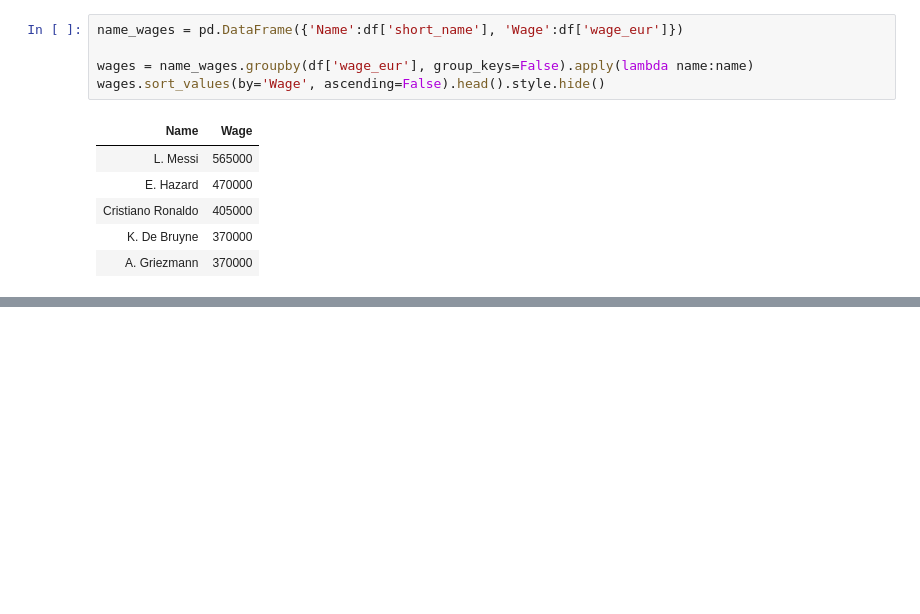
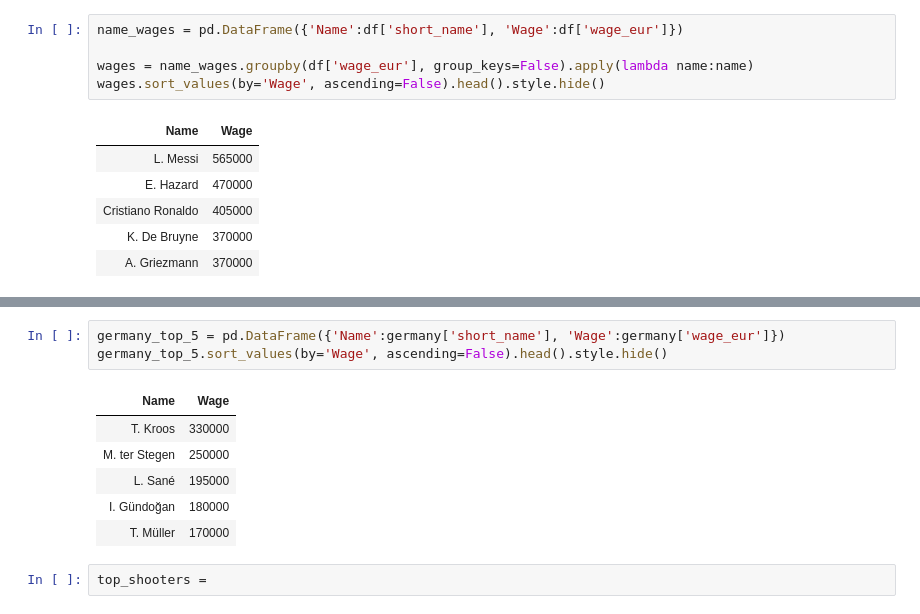
Before and after one commit to blwishom/JUMPlus, a Jupyter notebook: fifa_data_analysis/fifa_nb.ipynb, the cells around one changed output, grey strips where cells are left out. Saved outputs shown, nothing was run; the diff lists cells and outputs as text; blank space fills up the shorter version.

```diff
--- a/fifa_data_analysis/fifa_nb.ipynb
+++ b/fifa_data_analysis/fifa_nb.ipynb
@@ -114,0 +133,12 @@ px.bar(x=name_wages['Name'][:5], y=name_wages['Wage'][:5], labels={'x':'Player\'
+# %%
+germany_top_5 = pd.DataFrame({'Name':germany['short_name'], 'Wage':germany['wage_eur']})
+germany_top_5.sort_values(by='Wage', ascending=False).head().style.hide()
+# %% [output]
+| Name | Wage |
+| T. Kroos | 330000 |
+| M. ter Stegen | 250000 |
+| L. Sané | 195000 |
+| I. Gündoğan | 180000 |
+| T. Müller | 170000 |
+# %%
+top_shooters =
```
Also changed, not shown: parts of 3 cells of this notebook.
